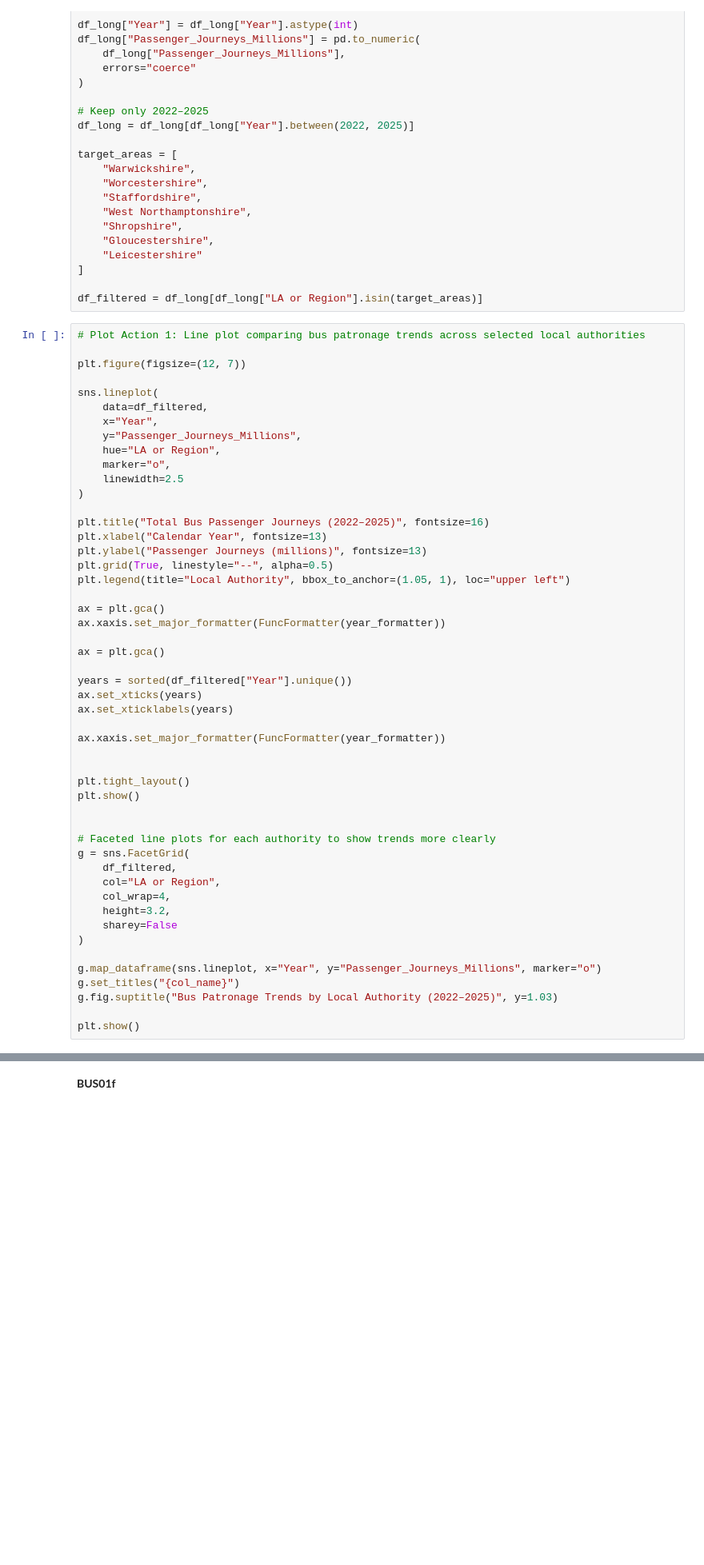
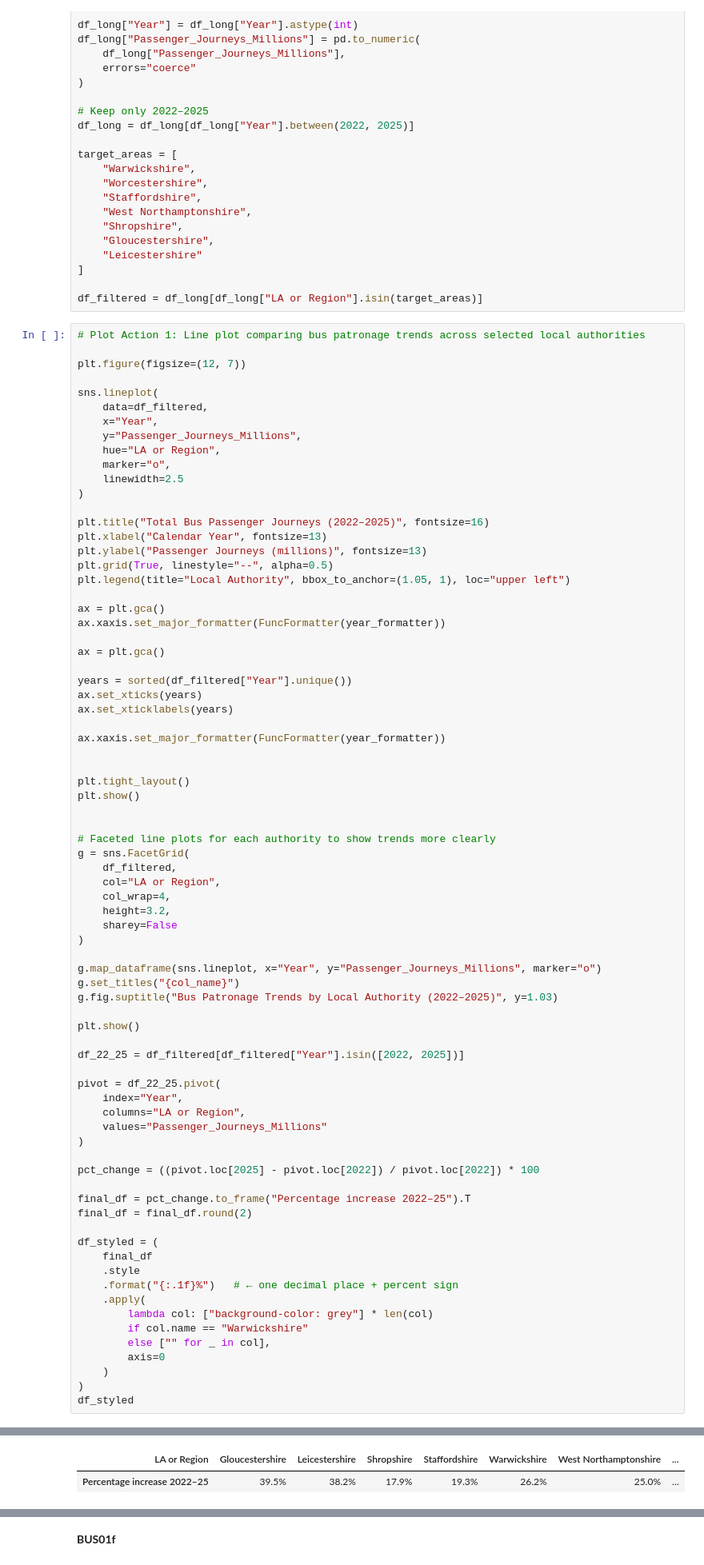
Before and after one commit to arlomilesmason/bus-patronage-analysis-2022-25, a Jupyter notebook: BP_EDA.ipynb, the cells around one changed output, grey strips where cells are left out. Shown at 80% size. Saved outputs shown, nothing was run; the diff lists cells and outputs as text; blank space fills up the shorter version.

Commit message:
add tables

```diff
--- a/BP_EDA.ipynb
+++ b/BP_EDA.ipynb
@@ -80,33 +80,61 @@ ax.xaxis.set_major_formatter(FuncFormatter(year_formatter))
 ax = plt.gca()
 
 years = sorted(df_filtered["Year"].unique())
 ax.set_xticks(years)
 ax.set_xticklabels(years)
 
 ax.xaxis.set_major_formatter(FuncFormatter(year_formatter))
 
 
 plt.tight_layout()
 plt.show()
 
 
 # Faceted line plots for each authority to show trends more clearly
 g = sns.FacetGrid(
     df_filtered,
     col="LA or Region",
     col_wrap=4,
     height=3.2,
     sharey=False
 )
 
 g.map_dataframe(sns.lineplot, x="Year", y="Passenger_Journeys_Millions", marker="o")
 g.set_titles("{col_name}")
 g.fig.suptitle("Bus Patronage Trends by Local Authority (2022–2025)", y=1.03)
 
 plt.show()
+
+df_22_25 = df_filtered[df_filtered["Year"].isin([2022, 2025])]
+
+pivot = df_22_25.pivot(
+    index="Year",
+    columns="LA or Region",
+    values="Passenger_Journeys_Millions"
+)
+
+pct_change = ((pivot.loc[2025] - pivot.loc[2022]) / pivot.loc[2022]) * 100
+
+final_df = pct_change.to_frame("Percentage increase 2022–25").T
+final_df = final_df.round(2)
+
+df_styled = (
+    final_df
+    .style
+    .format("{:.1f}%")   # ← one decimal place + percent sign
+    .apply(
+        lambda col: ["background-color: grey"] * len(col)
+        if col.name == "Warwickshire"
+        else ["" for _ in col],
+        axis=0
+    )
+)
+df_styled
 # %% [output]
 [figure]
 [figure]
+| LA or Region | Gloucestershire | Leicestershire | Shropshire | Staffordshire | Warwickshire | West Northamptonshire | ... |
+| Percentage increase 2022–25 | 39.5% | 38.2% | 17.9% | 19.3% | 26.2% | 25.0% | ... |
 # %% [markdown]
 ### Action 2
 **Interrogate all other Warwickshire specific based data in the document, i.e., BUS01f (Bus Passenger Journeys on Local Bus Services per head by Local Authority), and BUS01g (Elderly and Disabled Concessionary Passenger Journeys on Local Bus Services by Local Authority), and BUS01h (Elderly and Disabled Concessionary Passenger Journeys on Local Bus Services by Local Authority as a Percentage of Total Passenger Journeys), and conduct the following tasks:**
```
Also changed, not shown: parts of 3 cells of this notebook.
